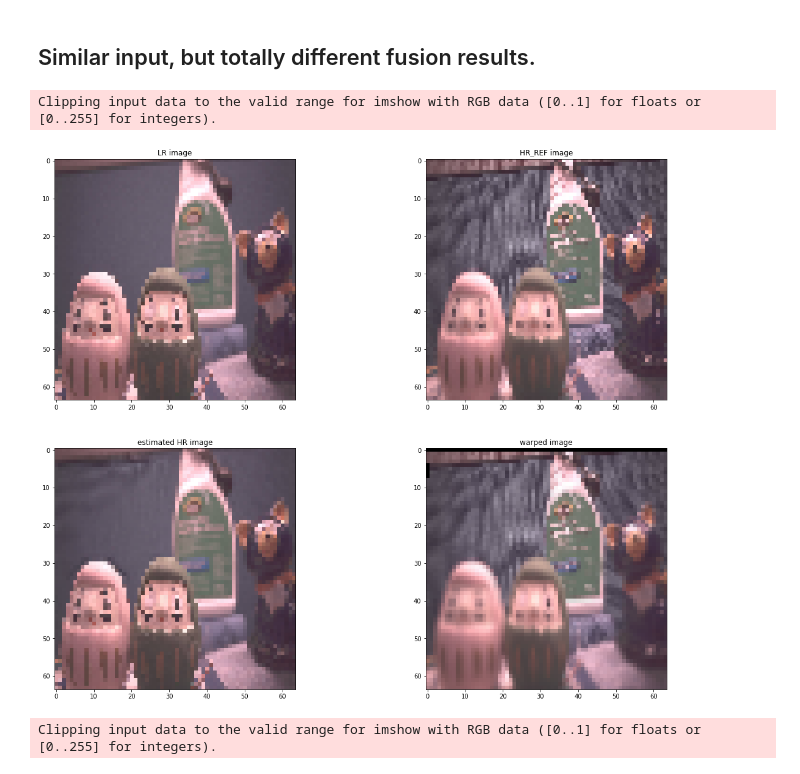
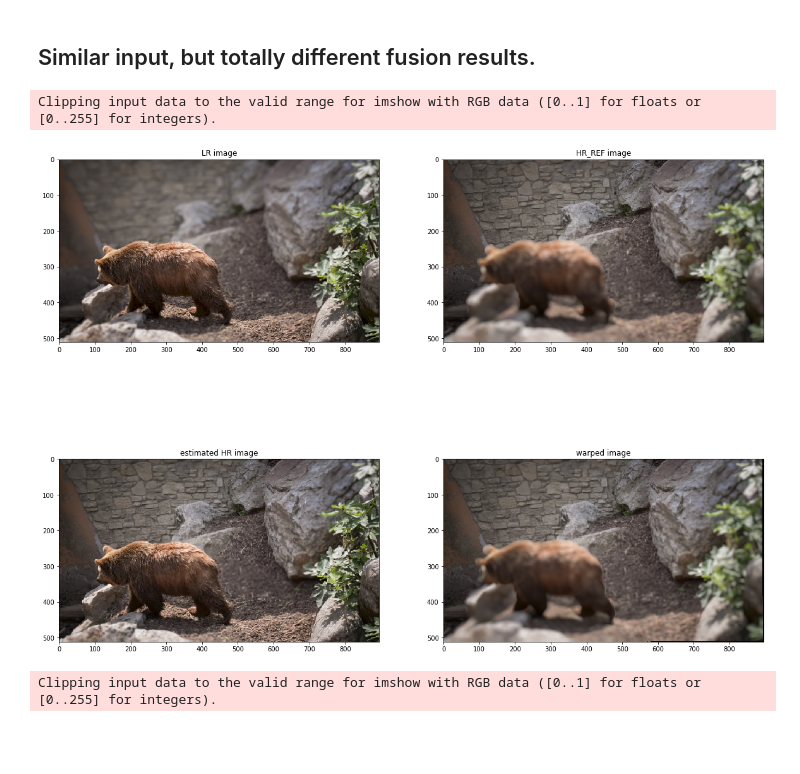
Before and after one commit to cianhwang/pyFusion, a Jupyter notebook: test_files/AWnet_test_for_Ming.ipynb, the cells around one changed output. Saved outputs shown, nothing was run; the diff lists cells and outputs as text; code cells hidden in the pictures; blank space fills up the shorter version.

```diff
--- a/test_files/AWnet_test_for_Ming.ipynb
+++ b/test_files/AWnet_test_for_Ming.ipynb
@@ -5,7 +5,7 @@ from awnet import pwc_5x5_sigmoid_bilinear   # cm:import AWnet model
 import torch
 
 AWnet = pwc_5x5_sigmoid_bilinear.pwc_residual().cuda()
-AWnet.load_state_dict(torch.load('awnet/fs_31_all_0.02402605_dict.pkl'))
+AWnet.load_state_dict(torch.load('awnet/fs0_61_294481_0.00919393_dict.pkl'))
 AWnet = AWnet.eval()
 
 import warnings
@@ -23,26 +23,26 @@ import matplotlib.pyplot as plt
 # %% [markdown]
 ## Similar input, but totally different fusion results.
 # %%
-a = cv2.imread("awnet-test-imgs/75_12Mcap.jpg")#[np.newaxis, :, :, ::-1].transpose(0, 3, 1, 2)/255.
-b = cv2.imread("awnet-test-imgs/75_12Mcap2.jpg")#[np.newaxis, :, :, ::-1].transpose(0, 3, 1, 2)/255.
-a = cv2.resize(a,(64, 64))
-b = cv2.resize(b,(64, 64))
+a = cv2.imread("awnet-test-imgs/lr_00005.png")#[np.newaxis, :, :, ::-1].transpose(0, 3, 1, 2)/255.
+b = cv2.imread("awnet-test-imgs/lr_00017.png")#[np.newaxis, :, :, ::-1].transpose(0, 3, 1, 2)/255.
+a = cv2.resize(a,(896, 512))
+b = cv2.resize(b,(896, 512))
 a = torch.Tensor(a[np.newaxis, :, :, ::-1].transpose(0, 3, 1, 2)/255.).cuda()
 b = torch.Tensor(b[np.newaxis, :, :, ::-1].transpose(0, 3, 1, 2)/255.).cuda()
 c, warp, mask = fuseTwoImages(a, b)
 fig, ax = plt.subplots(2, 2, figsize=(20, 16))
 ax[0][0].imshow((a[0]).cpu().detach().numpy().transpose(1, 2, 0))
 ax[0][0].set_title('LR image')
 ax[0][1].imshow((b[0]).cpu().detach().numpy().transpose(1, 2, 0))
 ax[0][1].set_title('HR_REF image')
 ax[1][0].imshow(c[0].cpu().detach().numpy().transpose(1, 2, 0))
 ax[1][0].set_title('estimated HR image')
 ax[1][1].imshow((warp[0]).cpu().detach().numpy().transpose(1, 2, 0))
 ax[1][1].set_title('warped image')
 plt.show()
 # %% [output]
 Clipping input data to the valid range for imshow with RGB data ([0..1] for floats or [0..255] for integers).
-[figure, old version]
+[figure, new version]
 # %%
 a = cv2.imread("awnet-test-imgs/75_cv2.jpg")#[np.newaxis, :, :, ::-1].transpose(0, 3, 1, 2)/255.
 
```
Also changed, not shown: 21 other files.
